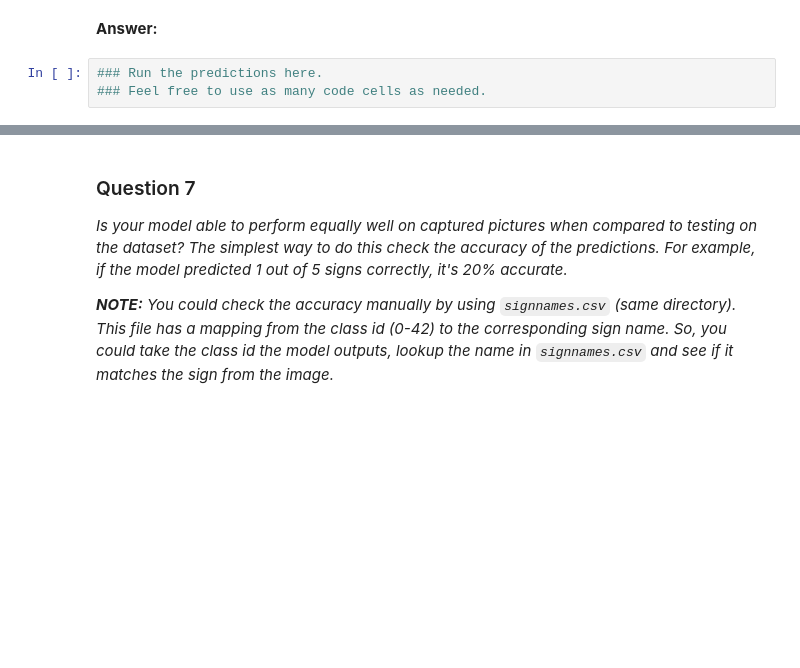
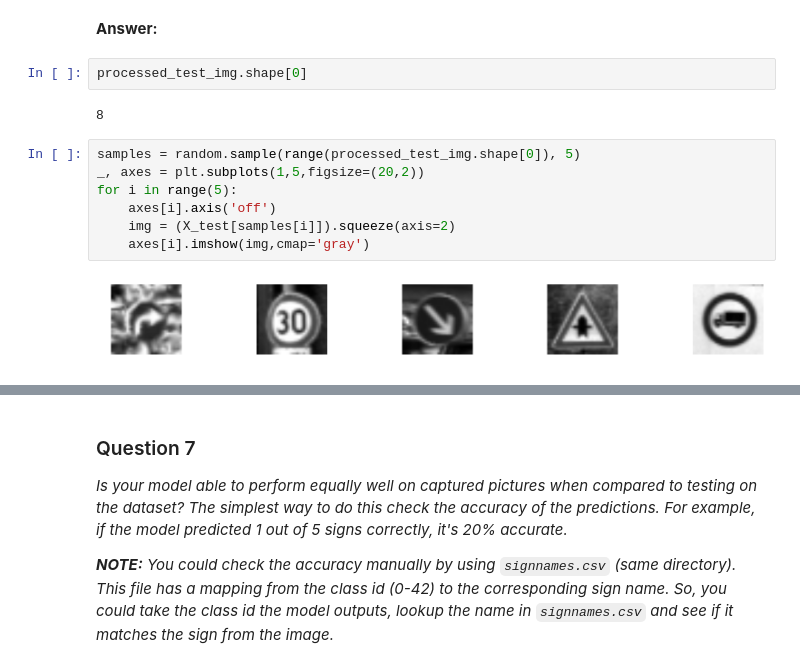
Before and after one commit to ab1153/CarND-Traffic-Sign-Classifier-Project, a Jupyter notebook: Traffic_Sign_Classifier.ipynb, the cells around one changed output, grey strips where cells are left out. Saved outputs shown, nothing was run; the diff lists cells and outputs as text; blank space fills up the shorter version.

```diff
--- a/Traffic_Sign_Classifier.ipynb
+++ b/Traffic_Sign_Classifier.ipynb
@@ -393,6 +453,16 @@ Use the code cell (or multiple code cells, if necessary) to implement the first
 _Choose five candidate images of traffic signs and provide them in the report. Are there any particular qualities of the image(s) that might make classification difficult? It could be helpful to plot the images in the notebook._
 # %% [markdown]
 **Answer:**
-# %%
-### Run the predictions here.
-### Feel free to use as many code cells as needed.
+# %%
+processed_test_img.shape[0]
+# %% [output]
+8
+# %%
+samples = random.sample(range(processed_test_img.shape[0]), 5)
+_, axes = plt.subplots(1,5,figsize=(20,2))
+for i in range(5):
+    axes[i].axis('off')
+    img = (X_test[samples[i]]).squeeze(axis=2)
+    axes[i].imshow(img,cmap='gray')
+# %% [output]
+[figure, added]
```
Also changed, not shown: parts of 15 cells of this notebook.
